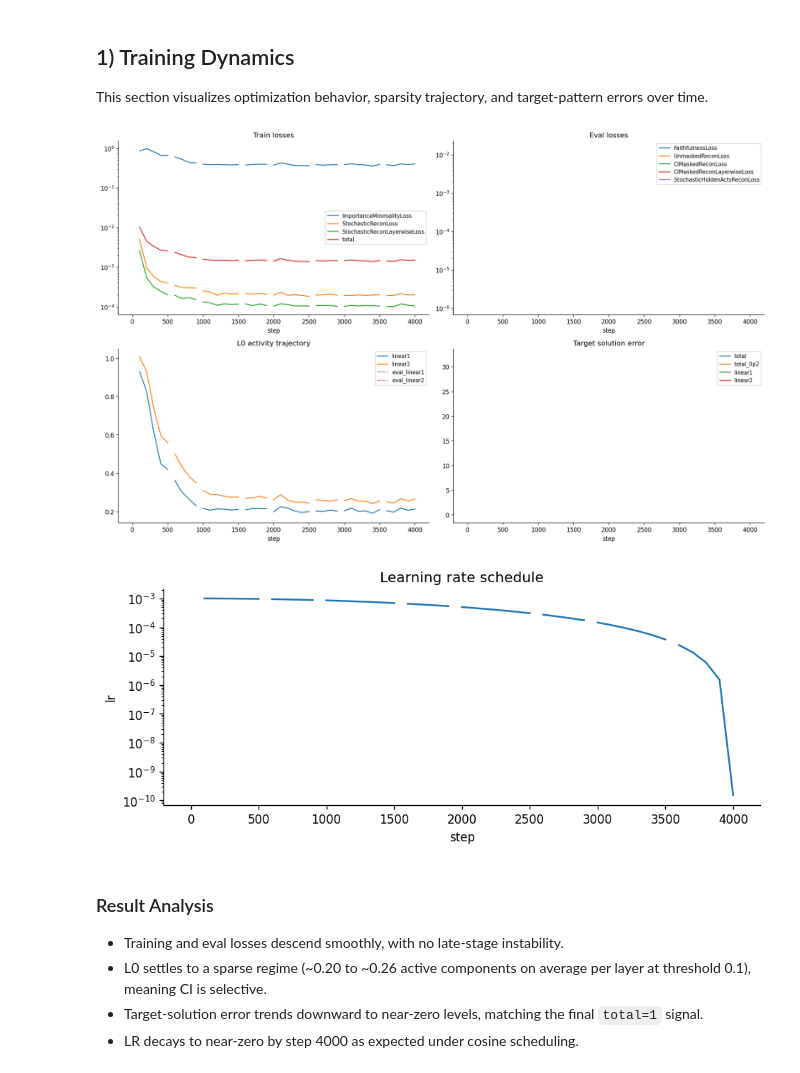
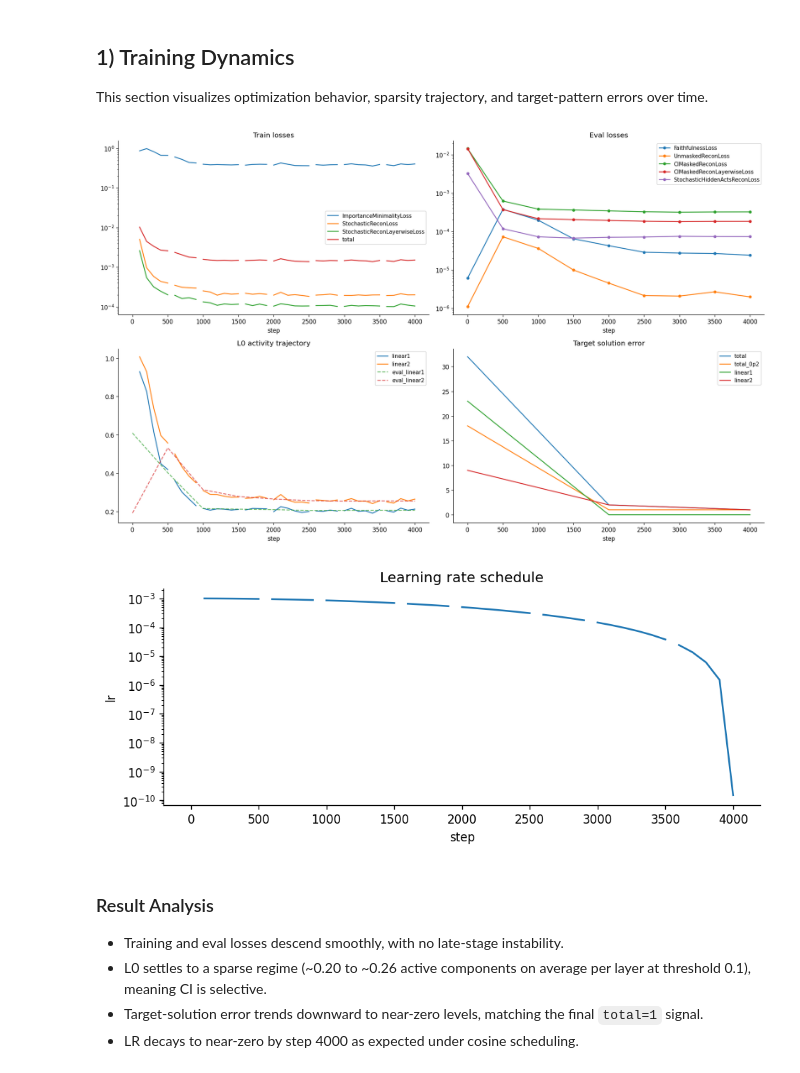
Before and after one commit to Adefioye/spd, a Jupyter notebook: koko_notebooks/explore_spd_component_in_tms.ipynb, the cells around one changed output. Drawn from its saved outputs; the diff is of its cells as text; code cells hidden in the pictures.

```diff
--- a/koko_notebooks/explore_spd_component_in_tms.ipynb
+++ b/koko_notebooks/explore_spd_component_in_tms.ipynb
@@ -350,43 +344,58 @@ if train_cols:
 
 if loss_cols:
     for c in loss_cols:
-        axs[1].plot(metrics_df['step'], metrics_df[c], label=c.replace('loss/', ''))
+        # Note: Eval loss metric is not on every step
+        s = metrics_df[['step', c]].dropna()
+        if not s.empty:
+            axs[1].plot(
+                s['step'],
+                s[c],
+                marker='o',
+                markersize=4,
+                linewidth=1.5,
+                label=c.replace('loss/', ''),
+            )
     axs[1].set_title('Eval losses')
     axs[1].set_xlabel('step')
     axs[1].set_yscale('log')
     axs[1].legend(fontsize=9)
 
 if train_l0_cols:
     for c in train_l0_cols:
         axs[2].plot(metrics_df['step'], metrics_df[c], label=c.replace('train/l0/', ''))
     for c in [k for k in metrics_df.columns if k.startswith('l0/0.1_')]:
-        axs[2].plot(metrics_df['step'], metrics_df[c], '--', alpha=0.7, label=c.replace('l0/0.1_', 'eval_'))
+        # Note: Eval metric is also not on every step
+        s = metrics_df[['step', c]].dropna()
+        if not s.empty:
+            axs[2].plot(s['step'], s[c], '--', alpha=0.7, label=c.replace('l0/0.1_', 'eval_'))
     axs[2].set_title('L0 activity trajectory')
     axs[2].set_xlabel('step')
     axs[2].legend(fontsize=9)
 
 err_cols = [c for c in metrics_df.columns if c.startswith('target_solution_error/')]
 if err_cols:
     for c in err_cols:
-        axs[3].plot(metrics_df['step'], metrics_df[c], label=c.replace('target_solution_error/', ''))
+        s = metrics_df[['step', c]].dropna()
+        if not s.empty:
+            axs[3].plot(s['step'], s[c], label=c.replace('target_solution_error/', ''))
     axs[3].set_title('Target solution error')
     axs[3].set_xlabel('step')
     axs[3].legend(fontsize=9)
 
 plt.tight_layout()
 plt.show()
 
 if 'train/schedules/lr' in metrics_df.columns:
     plt.figure(figsize=(8, 3.5))
     plt.plot(metrics_df['step'], metrics_df['train/schedules/lr'])
     plt.title('Learning rate schedule')
     plt.xlabel('step')
     plt.ylabel('lr')
     plt.yscale('log')
     plt.tight_layout()
     plt.show()
 # %% [output]
-[figure, old version]
+[figure, new version]
 [figure]
 # %% [markdown]
 ### Result Analysis
```
Also changed, not shown: parts of 23 cells of this notebook, 1 other file.
